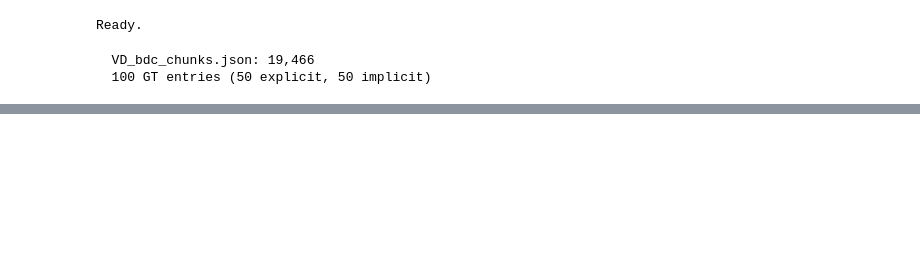
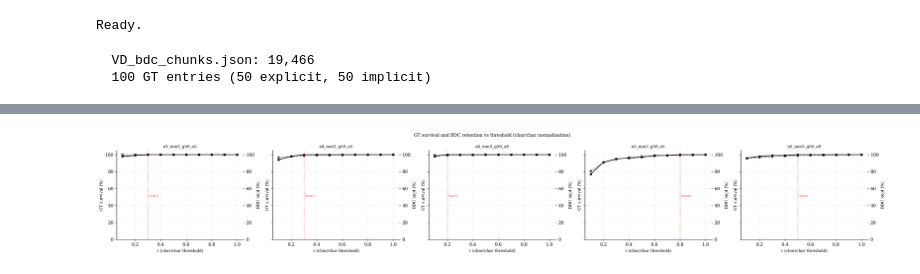
Before and after one commit to len-rtz/bullinger-patristic-detection, a Jupyter notebook: scripts/vulgate-filtering-passim-analysis.ipynb, the cells around one changed output, grey strips where cells are left out. Cells and saved outputs as stored; diff of their text form; code cells hidden in the pictures; blank space fills up the shorter version.

```diff
--- a/scripts/vulgate-filtering-passim-analysis.ipynb
+++ b/scripts/vulgate-filtering-passim-analysis.ipynb
@@ -293,19 +342,0 @@ Saved: ../figures/passim_threshold_analysis.png
-# %%
-comparison = []
-for label, df in grids.items():
-    best = df.loc[df['usable_pct'].idxmax()]
-    params = runs[label]['params']
-    comparison.append({
-        'label':        label,
-        'n':            int(params['n']),
-        'min_match':    int(params['min_match']),
-        'gap':          int(params['gap']),
-        'min_align':    int(params['min_align']),
-        'bdc_matched':  sum(1 for v in runs[label]['bdc_norm'].values() if v > 0),
-        'best_gt_pct':  best['usable_pct'],
-        'at_bdc_t':     best['bdc_t'],
-        'bdc_kept_pct': best['bdc_kept_pct'],
-    })
-
-df_cmp = pd.DataFrame(comparison).sort_values('best_gt_pct', ascending=False)
-print(df_cmp.to_string(index=False))
@@ -357 +343,32 @@ plt.show()
+# %%
+# Threshold curves: GT survival vs BDC kept% across all thresholds
+# The operational threshold for the full BDC run should be read from here.
+fig, axes = plt.subplots(1, len(runs), figsize=(5 * len(runs), 4), sharey=True)
+if len(runs) == 1:
+    axes = [axes]
+
+for ax, (label, df) in zip(axes, grids.items()):
+    ax2 = ax.twinx()
+    ax.plot(df['bdc_t'], df['usable_pct'],  'k-o',  ms=4, label='GT survival %')
+    ax2.plot(df['bdc_t'], df['bdc_kept_pct'], 'k--s', ms=4, label='BDC kept %', alpha=0.5)
+    ax.set_xlabel('τ (char/char threshold)', fontsize=9)
+    ax.set_ylabel('GT survival (%)', fontsize=9)
+    ax2.set_ylabel('BDC kept (%)', fontsize=9)
+    ax.set_title(label, fontsize=9)
+    ax.set_ylim(0, 105)
+    ax2.set_ylim(0, 105)
+    ax.grid(alpha=0.2)
+    # Annotate the knee: lowest τ at which GT survival is still 100%
+    safe = df[df['usable_pct'] == 100.0]
+    if not safe.empty:
+        t_min = safe['bdc_t'].min()
+        ax.axvline(t_min, color='red', linewidth=0.8, linestyle=':')
+        ax.text(t_min + 0.01, 50, f'τ={t_min}', fontsize=7, color='red')
+
+plt.suptitle('GT survival and BDC retention vs threshold (char/char normalisation)', fontsize=10)
+plt.tight_layout()
+plt.savefig('../figures/passim_threshold_curves.png', dpi=150, bbox_inches='tight')
+plt.show()
+# %% [output]
+[figure, added]
 # %%
```
Also changed, not shown: parts of 19 cells of this notebook, 33 other files.
